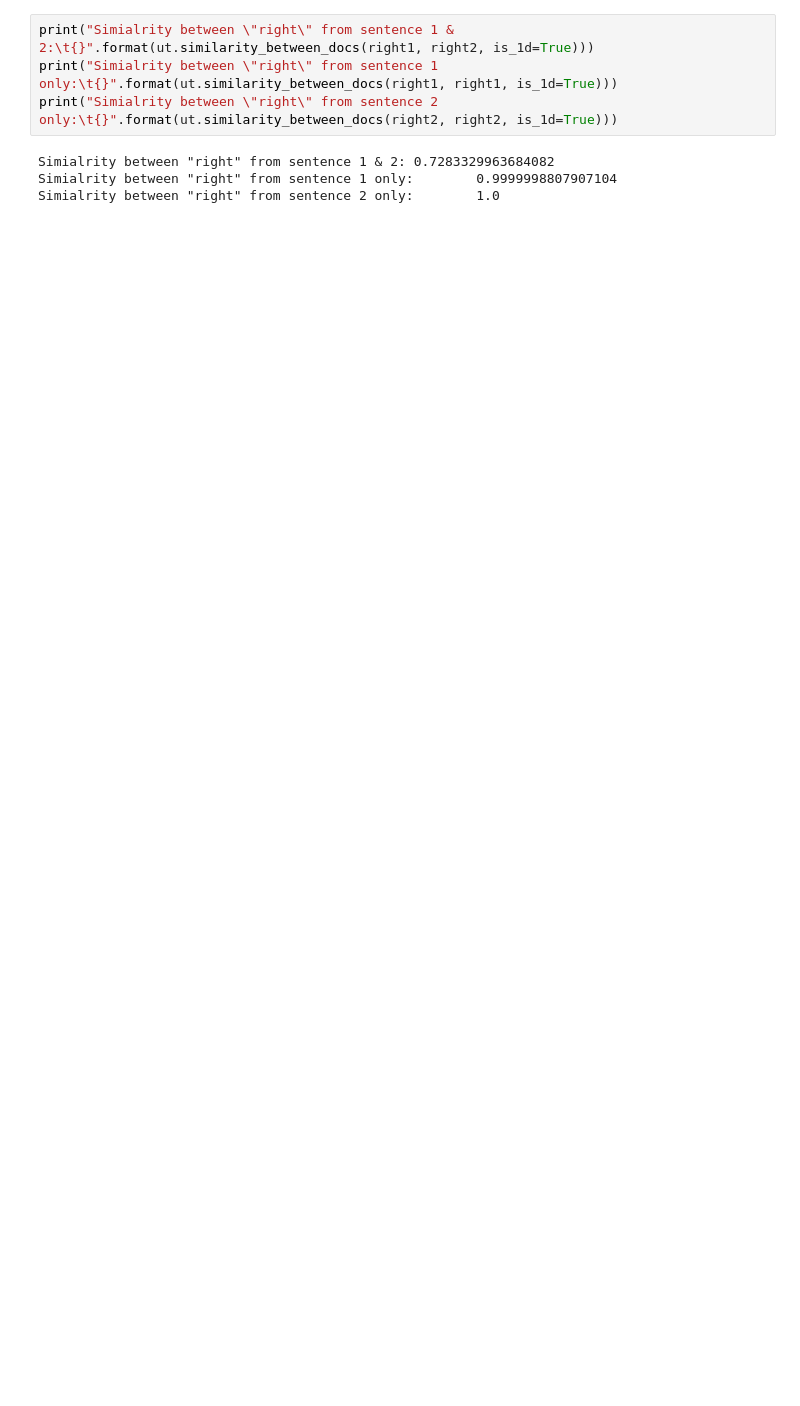
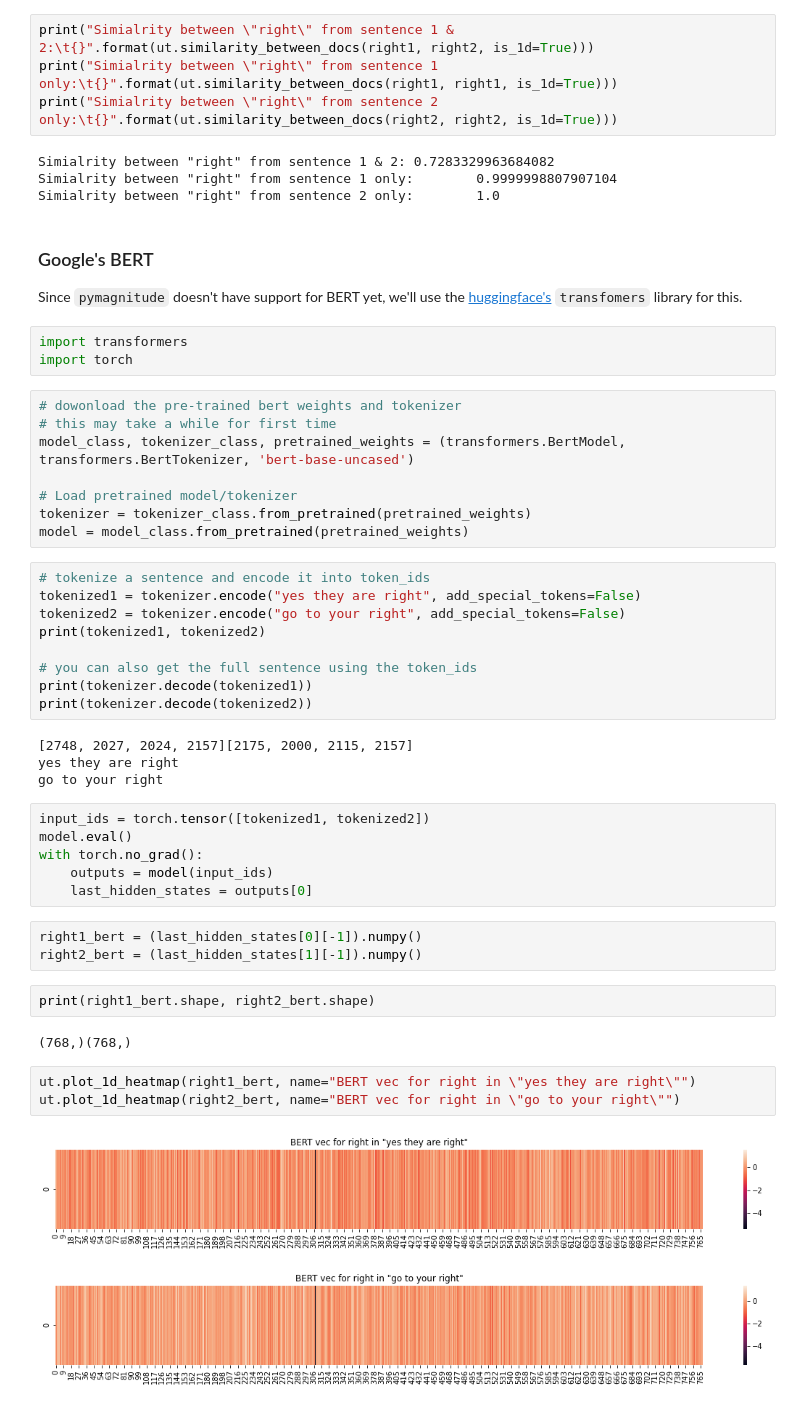
Before and after one commit to ashishu007/Word-Embeddings, a Jupyter notebook: word_embs.ipynb, the cells around one changed output. Saved outputs shown, nothing was run; the diff lists cells and outputs as text; blank space fills up the shorter version.

```diff
--- a/word_embs.ipynb
+++ b/word_embs.ipynb
@@ -175,3 +178,49 @@ print("Simialrity between \"right\" from sentence 2 only:\t{}".format(ut.similar
 Simialrity between "right" from sentence 1 & 2: 0.7283329963684082
 Simialrity between "right" from sentence 1 only:        0.9999998807907104
 Simialrity between "right" from sentence 2 only:        1.0
+# %% [markdown]
+### Google's BERT
+Since `pymagnitude` doesn't have support for BERT yet, we'll use the [huggingface's](https://huggingface.co/) `transfomers` library for this.
+# %%
+import transformers
+import torch
+# %%
+# dowonload the pre-trained bert weights and tokenizer
+# this may take a while for first time
+model_class, tokenizer_class, pretrained_weights = (transformers.BertModel, transformers.BertTokenizer, 'bert-base-uncased')
+
+# Load pretrained model/tokenizer
+tokenizer = tokenizer_class.from_pretrained(pretrained_weights)
+model = model_class.from_pretrained(pretrained_weights)
+# %%
+# tokenize a sentence and encode it into token_ids
+tokenized1 = tokenizer.encode("yes they are right", add_special_tokens=False)
+tokenized2 = tokenizer.encode("go to your right", add_special_tokens=False)
+print(tokenized1, tokenized2)
+
+# you can also get the full sentence using the token_ids
+print(tokenizer.decode(tokenized1))
+print(tokenizer.decode(tokenized2))
+# %% [output]
+[2748, 2027, 2024, 2157][2175, 2000, 2115, 2157]
+yes they are right
+go to your right
+# %%
+input_ids = torch.tensor([tokenized1, tokenized2])
+model.eval()
+with torch.no_grad():
+    outputs = model(input_ids)
+    last_hidden_states = outputs[0]
+# %%
+right1_bert = (last_hidden_states[0][-1]).numpy()
+right2_bert = (last_hidden_states[1][-1]).numpy()
+# %%
+print(right1_bert.shape, right2_bert.shape)
+# %% [output]
+(768,)(768,)
+# %%
+ut.plot_1d_heatmap(right1_bert, name="BERT vec for right in \"yes they are right\"")
+ut.plot_1d_heatmap(right2_bert, name="BERT vec for right in \"go to your right\"")
+# %% [output]
+[figure, added]
+[figure, added]
```
Also changed, not shown: parts of 3 cells of this notebook, 1 other file.
